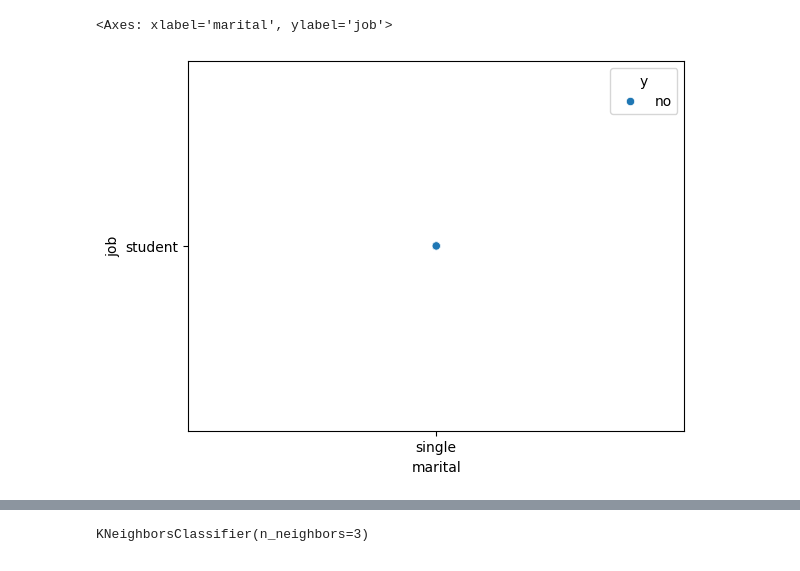
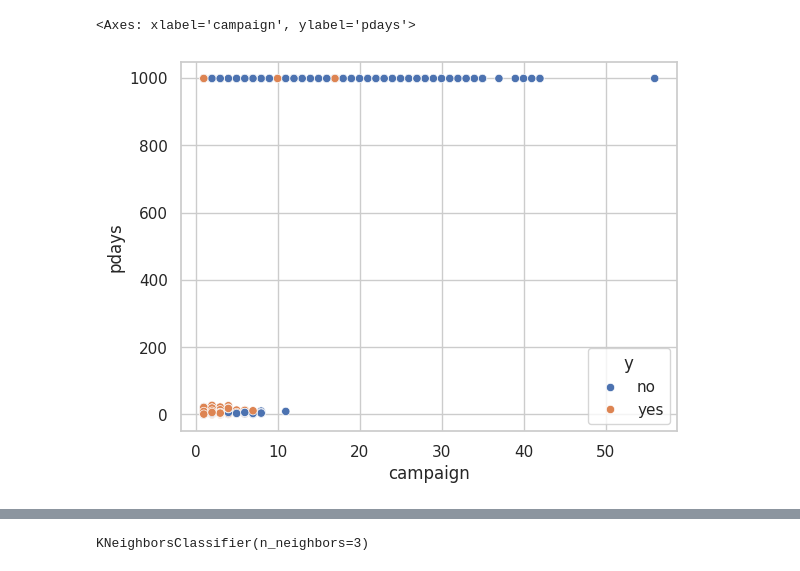
Before and after one commit to jrfanfan/Android_temp_con, a Jupyter notebook: Copy_of_starter_bank.ipynb, the cells around one changed output, grey strips where cells are left out. Drawn from its saved outputs; the diff is of its cells as text; code cells hidden in the pictures.

```diff
--- a/Copy_of_starter_bank.ipynb
+++ b/Copy_of_starter_bank.ipynb
@@ -4,8 +4,7 @@
 import pandas as pd
 # %%
 
-df = pd.DataFrame(pd.read_csv('https://raw.githubusercontent.com/byui-cse/cse450-course/master/data/bank.csv').sample(frac = 0.11111710593757587202244463028406))
-df.shape
+df = pd.DataFrame(pd.read_csv('https://raw.githubusercontent.com/byui-cse/cse450-course/master/data/bank.csv'))
 df
 # %% [output]
 |  | age | job | marital | education | default | housing | loan | contact | month | day_of_week | ... |
@@ -54,0 +40,5 @@ sns.countplot(x='marital', data=no_term_single_student)
+# %%
+# Import the seaborn library the conventional way. Then optionally configure
+# the default chart style.
+import seaborn as sns
+sns.set_theme(style="whitegrid")
@@ -54,0 +52,3 @@ sns.countplot(x='marital', data=no_term_single_student)
+# %%
+term_deposit = df
+term_deposit
@@ -55,5 +69,5 @@ sns.countplot(x='marital', data=no_term_single_student)
 # %%
-sns.scatterplot(data=no_term_single_student, x='marital', y='job', hue='y')
+sns.scatterplot(data=term_deposit, x='campaign', y='pdays', hue='y')
 # %% [output]
-<Axes: xlabel='marital', ylabel='job'>
+<Axes: xlabel='campaign', ylabel='pdays'>
-[figure, old version]
+[figure, new version]
```
Also changed, not shown: parts of 23 cells of this notebook.
